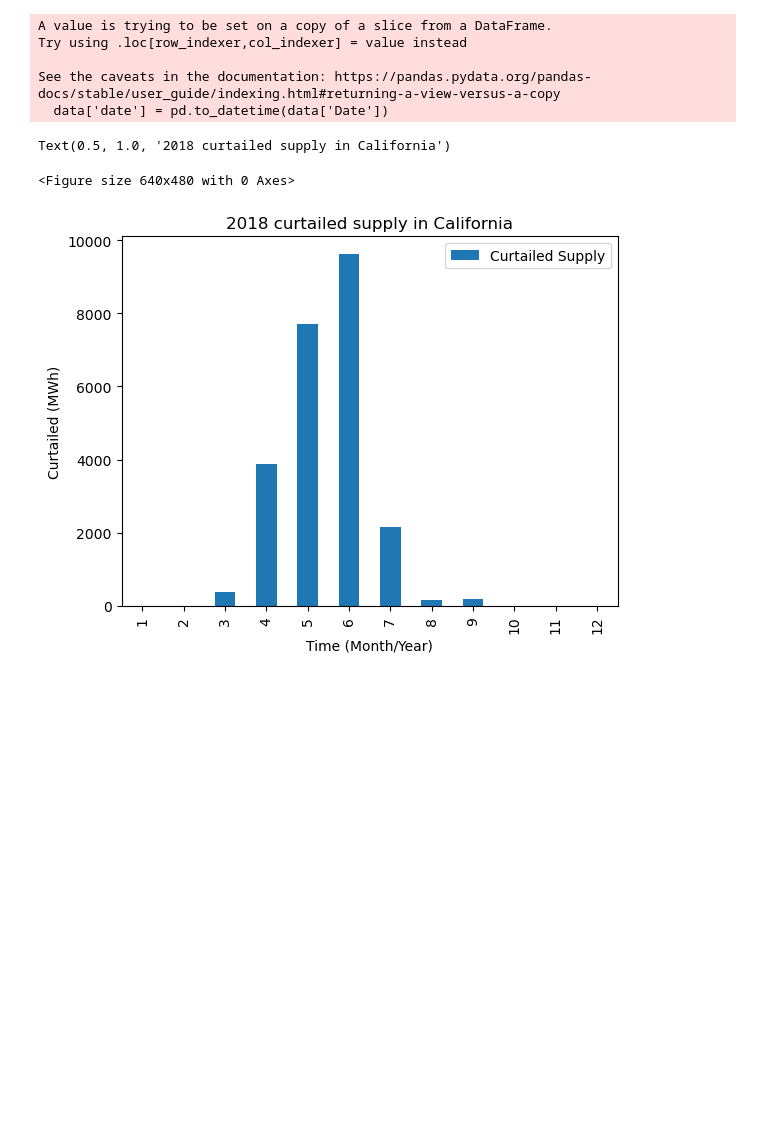
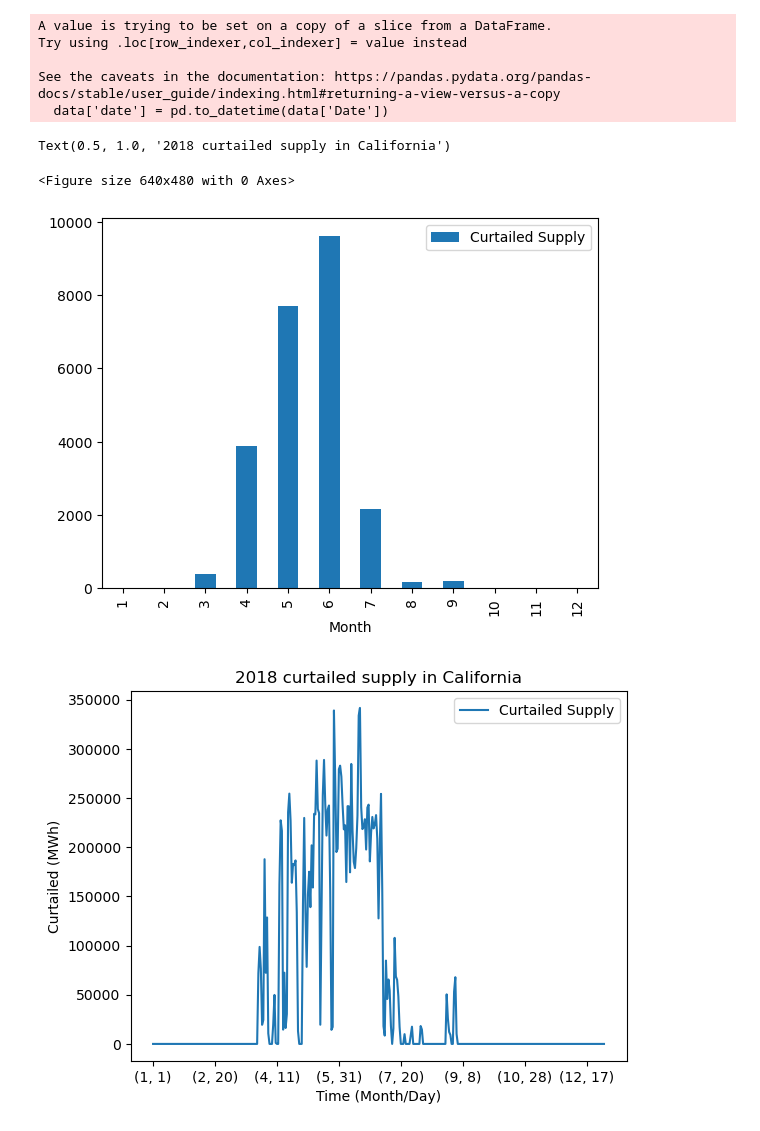
Before and after one commit to 186shades/ECE143-Team13, a Jupyter notebook: notebooks/EnergyAnalysis.ipynb, the cells around one changed output. Drawn from its saved outputs; the diff is of its cells as text; code cells hidden in the pictures; blank space fills up the shorter version.

Commit message:
added test plots

```diff
--- a/notebooks/EnergyAnalysis.ipynb
+++ b/notebooks/EnergyAnalysis.ipynb
@@ -343,14 +343,16 @@ See the caveats in the documentation: https://pandas.pydata.org/pandas-docs/stab
 # %%
 plt.figure()
 # plt.plot(df_year_load['Date'].tolist(), df_year_load['load'].tolist())
 results_2018 = results.loc[results['Year'] == 2018]
-results_monthly = results.groupby(["Month"]).mean()
-results_daily = results.groupby(["Day"]).mean()
+results_monthly = results_2018.groupby([ "Month"]).mean()
+results_daily = results_2018.groupby(["Month", "Day"]).sum()
 results_monthly.plot( y='Curtailed Supply', kind="bar")
-plt.xlabel('Time (Month/Year)')
+results_daily.plot(y='Curtailed Supply')
+plt.xlabel('Time (Month/Day)')
 plt.ylabel('Curtailed (MWh)')
 plt.title('2018 curtailed supply in California')
 # %% [output]
 Text(0.5, 1.0, '2018 curtailed supply in California')
 <Figure size 640x480 with 0 Axes>
-[figure, old version]
+[figure, new version]
+[figure, added]
```
